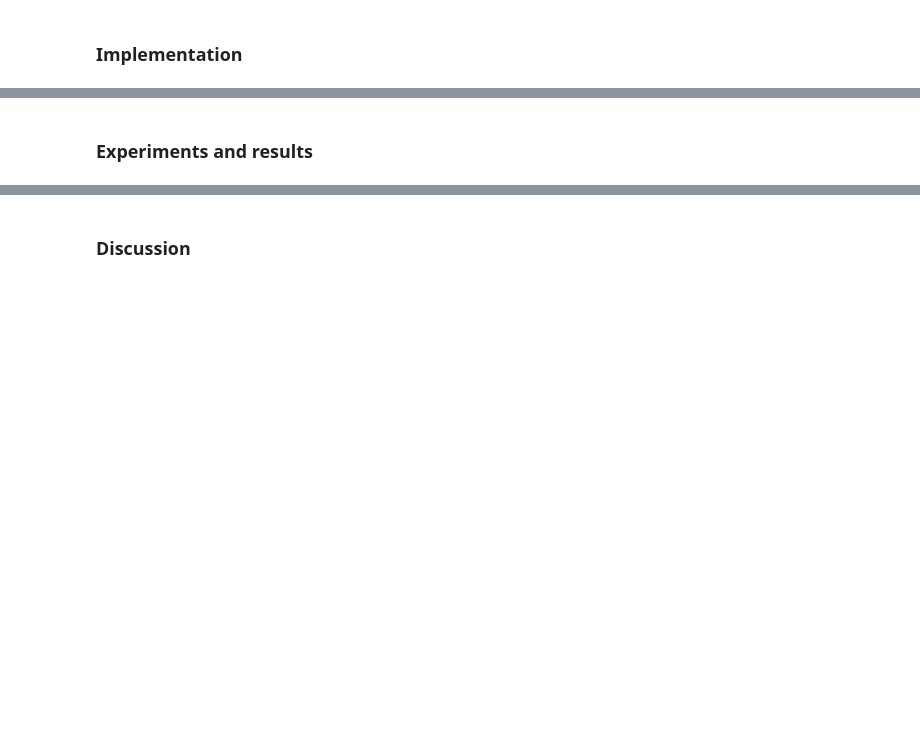
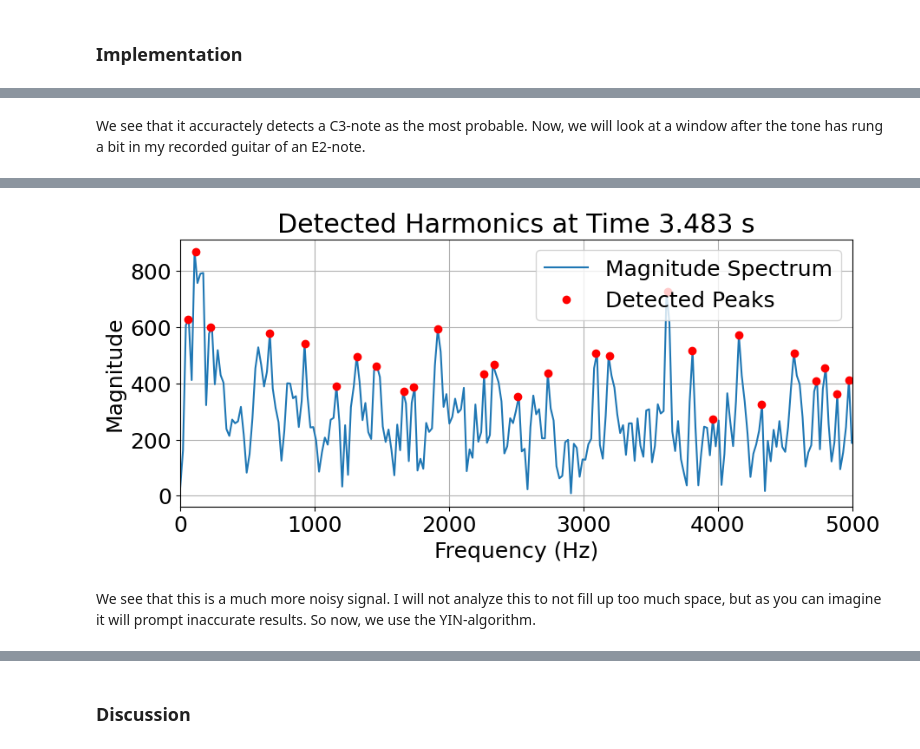
Before and after one commit to VictJoh/GuitarRecognition, a Jupyter notebook: GuitarRecognition_comp-essau.ipynb, the cells around one changed output, grey strips where cells are left out. Cells and saved outputs as stored; diff of their text form; code cells hidden in the pictures; blank space fills up the shorter version.

```diff
--- a/GuitarRecognition_comp-essau.ipynb
+++ b/GuitarRecognition_comp-essau.ipynb
@@ -370,7 +447,7 @@ plt.show()
 from scipy.signal import find_peaks
 
 def analyze_harmonics(file_path, window_size=2048, hop_size=1024, window_type='hann',
-                        peak_prominence=1e-6):
+                        peak_prominence=200):
     """
     Reads an audio file, computes its STFT, and identifies multiple peaks (harmonics)
     in each time frame using a peak detection algorithm.
@@ -393,8 +470,9 @@ def analyze_harmonics(file_path, window_size=2048, hop_size=1024, window_type='h
     sample_rate, audio_data = read_wav(file_path)
 
     # Compute the STFT.
+
     f, t, Zxx = stft(audio_data, fs=sample_rate, window=window_type,
-                       nperseg=window_size, noverlap=window_size-hop_size)
+                       nperseg=window_size, noverlap=(window_size- hop_size))
     bin_width = f[1] - f[0] if len(f) > 1 else 0
 
     harmonics_per_frame = []
@@ -437,7 +515,7 @@ times, harmonics, f, Zxx = analyze_harmonics(file_path)
 import matplotlib.pyplot as plt
 
 # Choose a specific time frame index to visualize (for example, index 10)
-frame_idx = 50
+frame_idx = 20
 detected_freqs, detected_mags = harmonics[frame_idx]
 
 plt.figure(figsize=(10, 4))
@@ -566,2 +655,24 @@ Best candidate note: C3 with score: 1274.78
-# %% [markdown]
-### Experiments and results
+# %% [markdown]
+We see that it accuractely detects a C3-note as the most probable. Now, we will look at a window after the tone has rung a bit in my recorded guitar of an E2-note.
+# %%
+file_path = "C:/Users/victo/Documents/Github/GuitarRecognition/data/guitar_lp_E.wav"
+times, harmonics, f, Zxx = analyze_harmonics(file_path)
+
+# Plotting the detected harmonic frequencies for one time frame (e.g., the first frame):
+import matplotlib.pyplot as plt
+
+# Choose a specific time frame index to visualize
+frame_idx = 150
+detected_freqs, detected_mags = harmonics[frame_idx]
+
+plt.figure(figsize=(10, 4))
+plt.plot(f, np.abs(Zxx[:, frame_idx]), label='Magnitude Spectrum')
+plt.plot(detected_freqs, detected_mags, 'ro', label='Detected Peaks')
+plt.xlim(0, 5000)  # Only plot frequencies up to 5000 Hz
+plt.title(f"Detected Harmonics at Time {times[frame_idx]:.3f} s")
+plt.xlabel("Frequency (Hz)")
+plt.ylabel("Magnitude")
+plt.legend()
+plt.grid(True)
+plt.show()
+# %% [output]
@@ -567,0 +680,3 @@ Best candidate note: C3 with score: 1274.78
+[figure, added]
+# %% [markdown]
+We see that this is a much more noisy signal. I will not analyze this to not fill up too much space, but as you can imagine it will prompt inaccurate results. So now, we use the YIN-algorithm.
```
Also changed, not shown: parts of 43 cells of this notebook, 5 other files.
